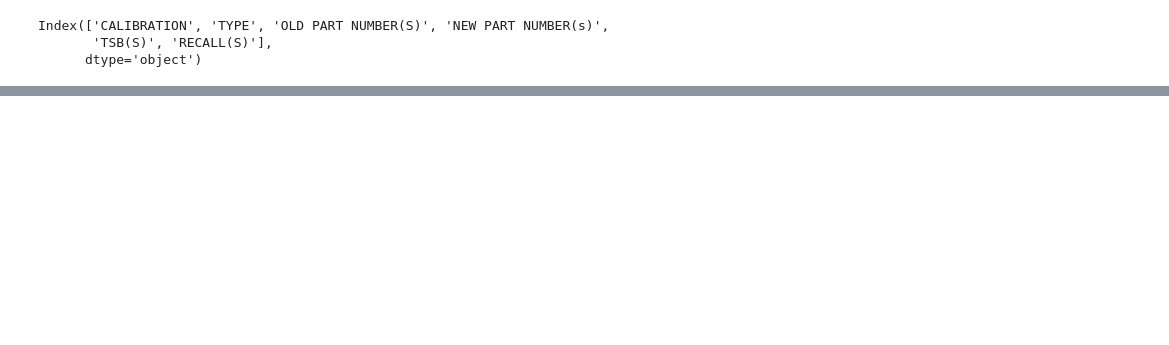
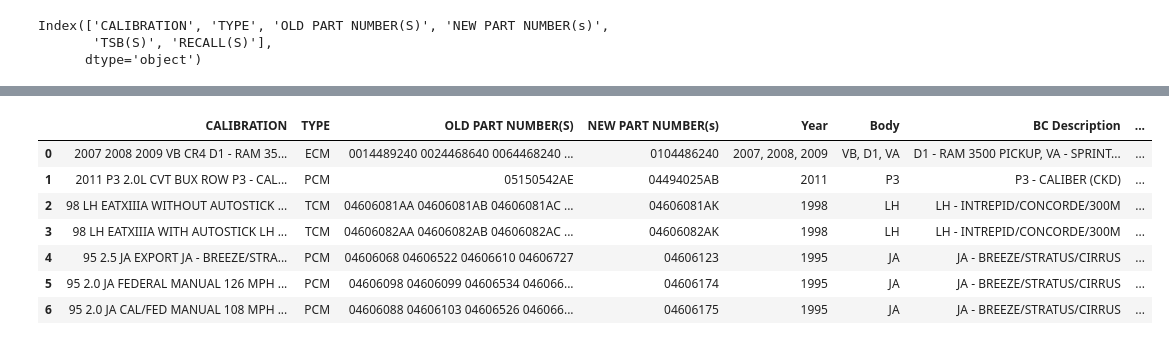
Before and after one commit to hydra-code-repository/pdf_data_extract, a Jupyter notebook: notebook/pdf_extract.ipynb, the cells around one changed output, grey strips where cells are left out. Saved outputs shown, nothing was run; the diff lists cells and outputs as text; code cells hidden in the pictures; blank space fills up the shorter version.

```diff
--- a/notebook/pdf_extract.ipynb
+++ b/notebook/pdf_extract.ipynb
@@ -112,0 +569,12 @@ df_dropped_columns.to_excel('C:\Language_Projects\Language_Projects\Python\Flags
+# %%
+# Print the head to see the results
+df_year_body_engine_size_removed_char.head(7)
+# %% [output]
+|  | CALIBRATION | TYPE | OLD PART NUMBER(S) | NEW PART NUMBER(s) | Year | Body | BC Description | ... |
+| 0 | 2007 2008 2009 VB CR4 D1 - RAM 35... | ECM | 0014489240 0024468640 0064468240 ... | 0104486240 | 2007, 2008, 2009 | VB, D1, VA | D1 - RAM 3500 PICKUP, VA - SPRINT... | ... |
+| 1 | 2011 P3 2.0L CVT BUX ROW P3 - CAL... | PCM | 05150542AE | 04494025AB | 2011 | P3 | P3 - CALIBER (CKD) | ... |
+| 2 | 98 LH EATXIIIA WITHOUT AUTOSTICK ... | TCM | 04606081AA 04606081AB 04606081AC ... | 04606081AK | 1998 | LH | LH - INTREPID/CONCORDE/300M | ... |
+| 3 | 98 LH EATXIIIA WITH AUTOSTICK LH ... | TCM | 04606082AA 04606082AB 04606082AC ... | 04606082AK | 1998 | LH | LH - INTREPID/CONCORDE/300M | ... |
+| 4 | 95 2.5 JA EXPORT JA - BREEZE/STRA... | PCM | 04606068 04606522 04606610 04606727 | 04606123 | 1995 | JA | JA - BREEZE/STRATUS/CIRRUS | ... |
+| 5 | 95 2.0 JA FEDERAL MANUAL 126 MPH ... | PCM | 04606098 04606099 04606534 046066... | 04606174 | 1995 | JA | JA - BREEZE/STRATUS/CIRRUS | ... |
+| 6 | 95 2.0 JA CAL/FED MANUAL 108 MPH ... | PCM | 04606088 04606103 04606526 046066... | 04606175 | 1995 | JA | JA - BREEZE/STRATUS/CIRRUS | ... |
```
Also changed, not shown: parts of 92 cells of this notebook, 2 other files.
